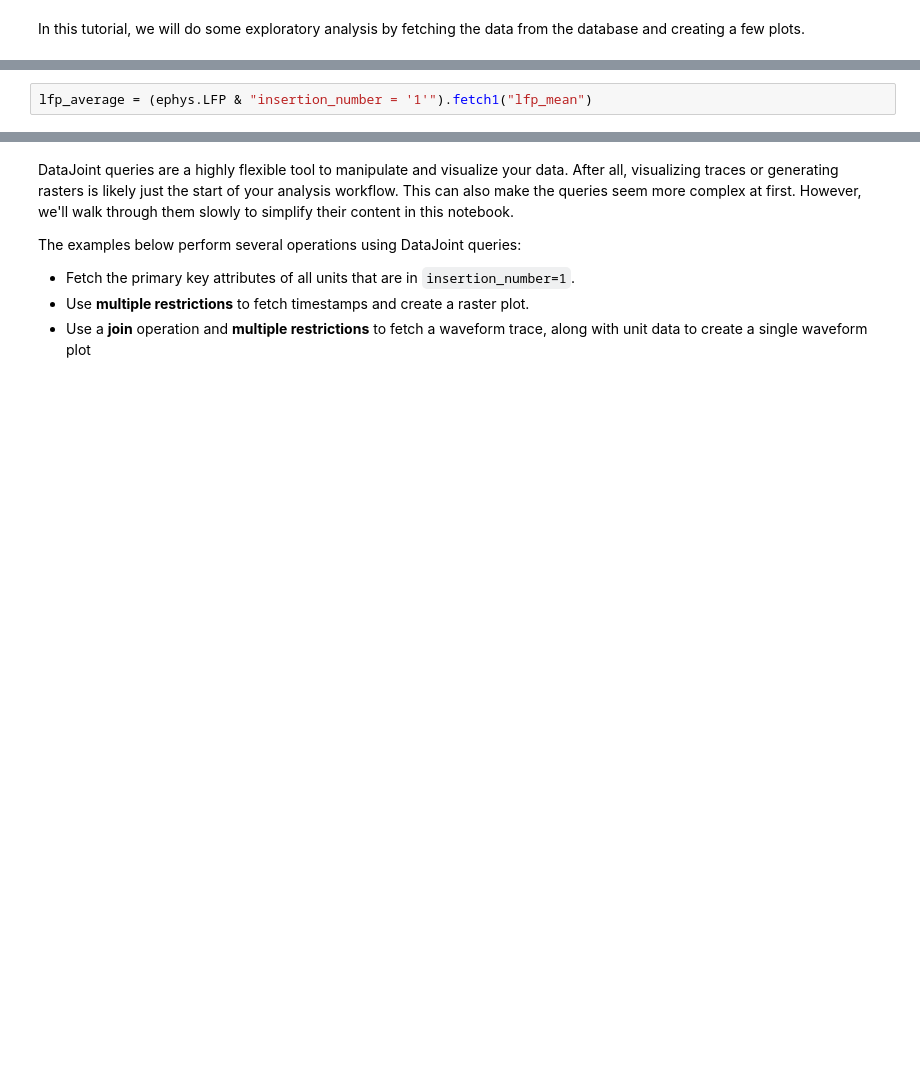
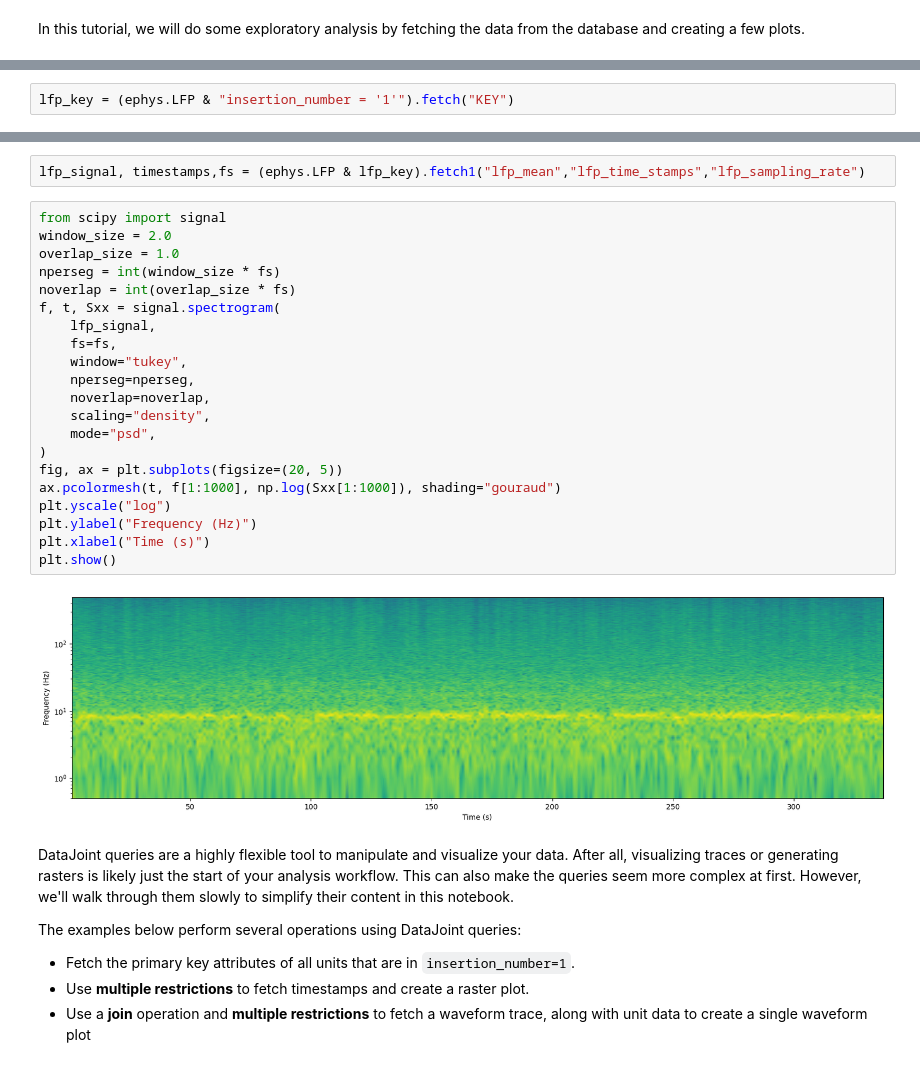
Before and after one commit to datajoint/element-array-ephys, a Jupyter notebook: notebooks/tutorial.ipynb, the cells around one changed output, grey strips where cells are left out. Cells and saved outputs as stored; diff of their text form; blank space fills up the shorter version.

Commit message:
update notebook with spectrogram plot

```diff
--- a/notebooks/tutorial.ipynb
+++ b/notebooks/tutorial.ipynb
@@ -421,2 +428,2 @@ database and creating a few plots.
 # %%
-lfp_average = (ephys.LFP & "insertion_number = '1'").fetch1("lfp_mean")
+lfp_key = (ephys.LFP & "insertion_number = '1'").fetch("KEY")
@@ -435,3 +437,28 @@ plt.ylabel("microvolts (uV)");
+# %%
+lfp_signal, timestamps,fs = (ephys.LFP & lfp_key).fetch1("lfp_mean","lfp_time_stamps","lfp_sampling_rate")
+# %%
+from scipy import signal
+window_size = 2.0
+overlap_size = 1.0
+nperseg = int(window_size * fs)
+noverlap = int(overlap_size * fs)
+f, t, Sxx = signal.spectrogram(
+    lfp_signal,
+    fs=fs,
+    window="tukey",
+    nperseg=nperseg,
+    noverlap=noverlap,
+    scaling="density",
+    mode="psd",
+)
+fig, ax = plt.subplots(figsize=(20, 5))
+ax.pcolormesh(t, f[1:1000], np.log(Sxx[1:1000]), shading="gouraud")
+plt.yscale("log")
+plt.ylabel("Frequency (Hz)")
+plt.xlabel("Time (s)")
+plt.show()
+# %% [output]
+[figure, added]
 # %% [markdown]
 DataJoint queries are a highly flexible tool to manipulate and visualize your data.
 After all, visualizing traces or generating rasters is likely just the start of your
```
Also changed, not shown: parts of 13 cells of this notebook.
